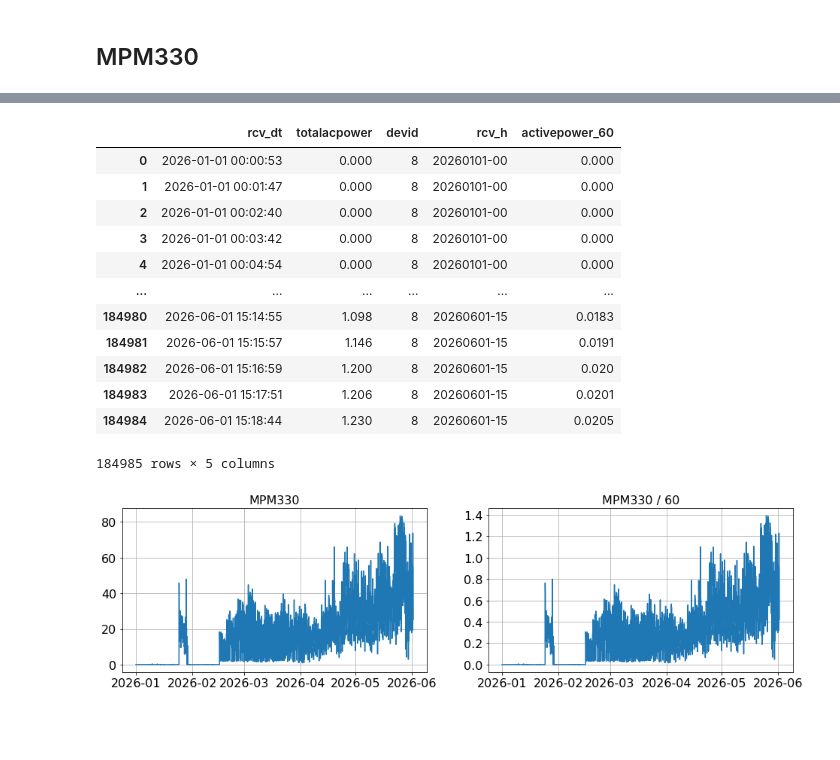
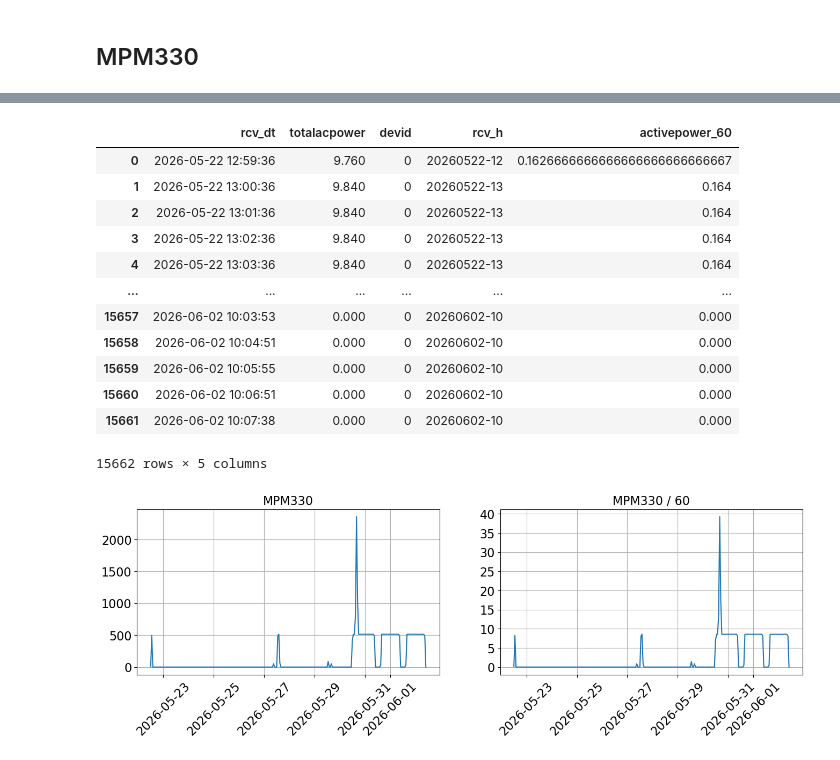
Before and after one commit to formegusto/sanggwan-dashboard-core, a Jupyter notebook: notebook/00.상관동 데이터 확인.ipynb, the cells around one changed output, grey strips where cells are left out. Cells and saved outputs as stored; diff of their text form; code cells hidden in the pictures; blank space fills up the shorter version.

```diff
--- a/notebook/00.상관동 데이터 확인.ipynb
+++ b/notebook/00.상관동 데이터 확인.ipynb
@@ -27,7 +27,7 @@ remote = get_remote()
 # %% [markdown]
 ### MPM310
 # %%
-sql = f'SELECT * FROM Mpm310 WHERE farmid = "0003" ORDER BY rcvtime ASC;'
+sql = f'SELECT * FROM mpm310_sang WHERE farmid = "0005" ORDER BY rcvtime ASC;'
 # %%
 with remote.cursor() as cursor:
     cursor.execute(sql)
@@ -144,7 +160,7 @@ plt.show()
 # %% [markdown]
 ## MPM330
 # %%
-sql = f'SELECT * FROM Mpm330 WHERE farmid = "0003" ORDER BY rcvtime ASC;'
+sql = f'SELECT * FROM mpm330_sang WHERE farmid = "0005" ORDER BY rcvtime ASC;'
 # %%
 with remote.cursor() as cursor:
     cursor.execute(sql)
@@ -230,39 +252,39 @@ df_330["activepower_60"] = df_330["totalacpower"] / 60
 df_330
 # %% [output]
 |  | rcv_dt | totalacpower | devid | rcv_h | activepower_60 |
-| 0 | 2026-01-01 00:00:53 | 0.000 | 8 | 20260101-00 | 0.000 |
-| 1 | 2026-01-01 00:01:47 | 0.000 | 8 | 20260101-00 | 0.000 |
-| 2 | 2026-01-01 00:02:40 | 0.000 | 8 | 20260101-00 | 0.000 |
-| 3 | 2026-01-01 00:03:42 | 0.000 | 8 | 20260101-00 | 0.000 |
-| 4 | 2026-01-01 00:04:54 | 0.000 | 8 | 20260101-00 | 0.000 |
+| 0 | 2026-05-22 12:59:36 | 9.760 | 0 | 20260522-12 | 0.1626666666666666666666666667 |
+| 1 | 2026-05-22 13:00:36 | 9.840 | 0 | 20260522-13 | 0.164 |
+| 2 | 2026-05-22 13:01:36 | 9.840 | 0 | 20260522-13 | 0.164 |
+| 3 | 2026-05-22 13:02:36 | 9.840 | 0 | 20260522-13 | 0.164 |
+| 4 | 2026-05-22 13:03:36 | 9.840 | 0 | 20260522-13 | 0.164 |
 | ... | ... | ... | ... | ... | ... |
-| 184980 | 2026-06-01 15:14:55 | 1.098 | 8 | 20260601-15 | 0.0183 |
-| 184981 | 2026-06-01 15:15:57 | 1.146 | 8 | 20260601-15 | 0.0191 |
-| 184982 | 2026-06-01 15:16:59 | 1.200 | 8 | 20260601-15 | 0.020 |
-| 184983 | 2026-06-01 15:17:51 | 1.206 | 8 | 20260601-15 | 0.0201 |
-| 184984 | 2026-06-01 15:18:44 | 1.230 | 8 | 20260601-15 | 0.0205 |
+| 15657 | 2026-06-02 10:03:53 | 0.000 | 0 | 20260602-10 | 0.000 |
+| 15658 | 2026-06-02 10:04:51 | 0.000 | 0 | 20260602-10 | 0.000 |
+| 15659 | 2026-06-02 10:05:55 | 0.000 | 0 | 20260602-10 | 0.000 |
+| 15660 | 2026-06-02 10:06:51 | 0.000 | 0 | 20260602-10 | 0.000 |
+| 15661 | 2026-06-02 10:07:38 | 0.000 | 0 | 20260602-10 | 0.000 |
-184985 rows × 5 columns
+15662 rows × 5 columns
 # %%
 agg_330 = df_330.groupby("rcv_h")[["totalacpower", "activepower_60"]].sum()
 
 dates = pd.to_datetime(agg_330.index, format="%Y%m%d-%H")
 
 plt.figure(figsize=(16, 4))
 
 plt.subplot(1, 2, 1)
 plt.plot(dates, agg_330["totalacpower"].values)
-plt.xticks(fontsize=16)
+plt.xticks(fontsize=16, rotation=45)
 plt.yticks(fontsize=16)
 plt.title("MPM330", fontsize=16)
 plt.grid(True)
 
 plt.subplot(1, 2, 2)
 plt.plot(dates, agg_330["activepower_60"].values)
 plt.title("MPM330 / 60", fontsize=16)
-plt.xticks(fontsize=16)
+plt.xticks(fontsize=16, rotation=45)
 plt.yticks(fontsize=16)
 plt.grid(True)
 
 plt.show()
 # %% [output]
-[figure, old version]
+[figure, new version]
```
Also changed, not shown: parts of 11 cells of this notebook, 1 other file.
